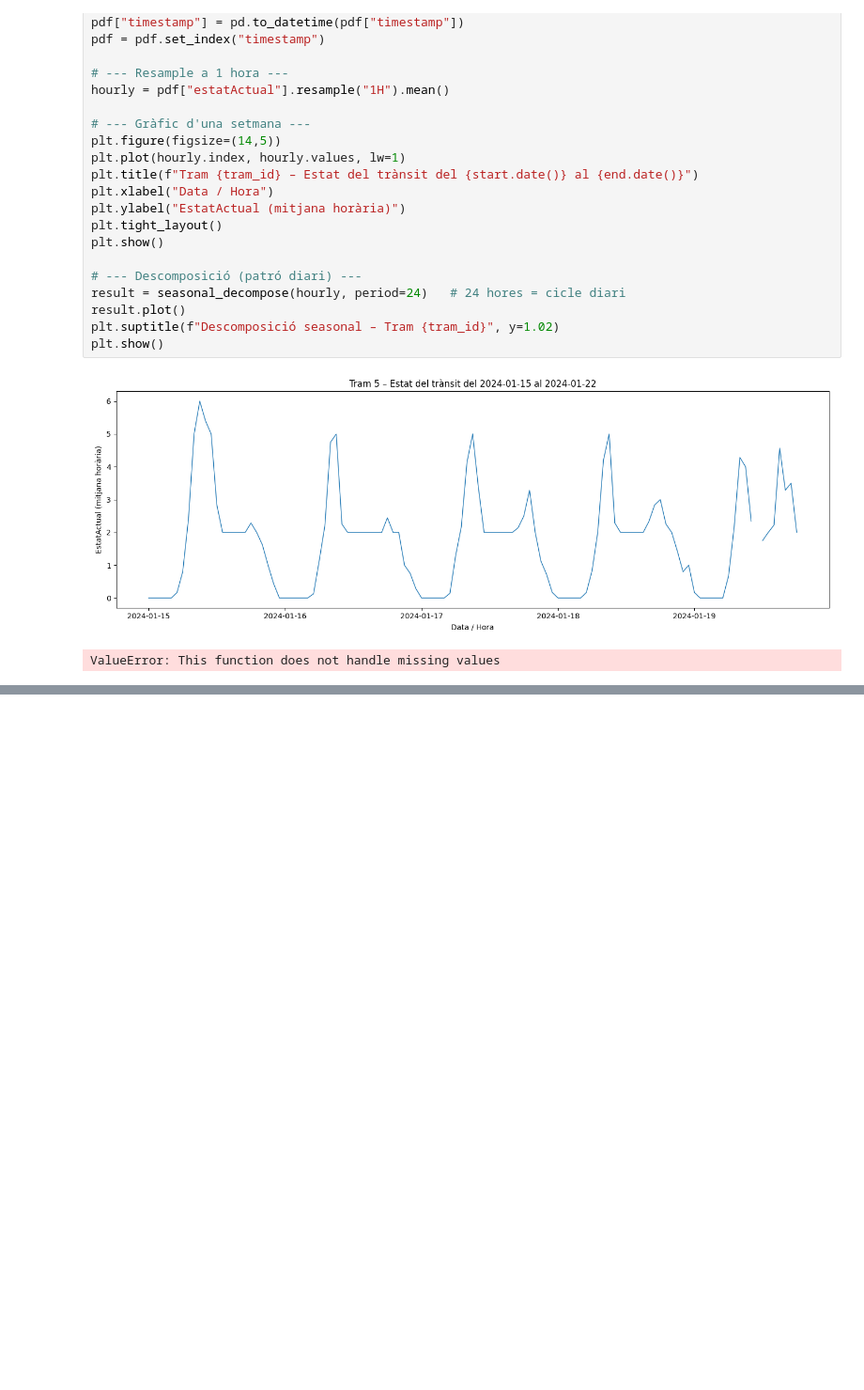
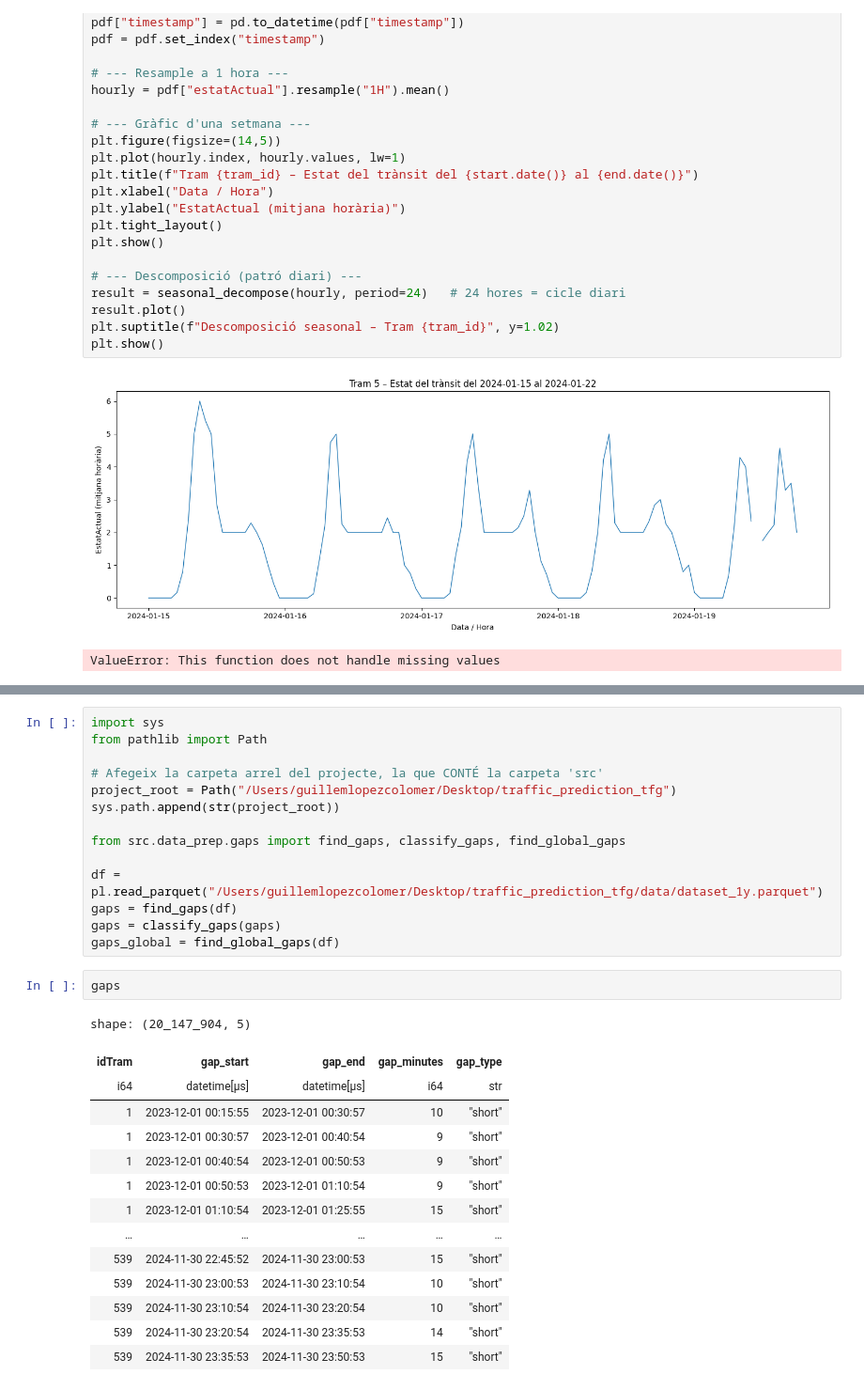
Before and after one commit to guillemlc9/traffic_prediction_tfg, a Jupyter notebook: notebooks/explore.ipynb, the cells around one changed output, grey strips where cells are left out. Shown: that part at 94% size. Cells and saved outputs as stored; diff of their text form; blank space fills up the shorter version.

```diff
--- a/notebooks/explore.ipynb
+++ b/notebooks/explore.ipynb
@@ -366,0 +340,31 @@ This error occurred with the following context stack:
+# %%
+import sys
+from pathlib import Path
+
+# Afegeix la carpeta arrel del projecte, la que CONTÉ la carpeta 'src'
+project_root = Path("/Users/guillemlopezcolomer/Desktop/traffic_prediction_tfg")
+sys.path.append(str(project_root))
+
+from src.data_prep.gaps import find_gaps, classify_gaps, find_global_gaps
+
+df = pl.read_parquet("/Users/guillemlopezcolomer/Desktop/traffic_prediction_tfg/data/dataset_1y.parquet")
+gaps = find_gaps(df)
+gaps = classify_gaps(gaps)
+gaps_global = find_global_gaps(df)
+# %%
+gaps
+# %% [output]
+shape: (20_147_904, 5)
+| idTram | gap_start | gap_end | gap_minutes | gap_type |
+| i64 | datetime[μs] | datetime[μs] | i64 | str |
+| 1 | 2023-12-01 00:15:55 | 2023-12-01 00:30:57 | 10 | "short" |
+| 1 | 2023-12-01 00:30:57 | 2023-12-01 00:40:54 | 9 | "short" |
+| 1 | 2023-12-01 00:40:54 | 2023-12-01 00:50:53 | 9 | "short" |
+| 1 | 2023-12-01 00:50:53 | 2023-12-01 01:10:54 | 9 | "short" |
+| 1 | 2023-12-01 01:10:54 | 2023-12-01 01:25:55 | 15 | "short" |
+| … | … | … | … | … |
+| 539 | 2024-11-30 22:45:52 | 2024-11-30 23:00:53 | 15 | "short" |
+| 539 | 2024-11-30 23:00:53 | 2024-11-30 23:10:54 | 10 | "short" |
+| 539 | 2024-11-30 23:10:54 | 2024-11-30 23:20:54 | 10 | "short" |
+| 539 | 2024-11-30 23:20:54 | 2024-11-30 23:35:53 | 14 | "short" |
+| 539 | 2024-11-30 23:35:53 | 2024-11-30 23:50:53 | 15 | "short" |
```
Also changed, not shown: parts of 4 cells of this notebook, 4 other files.
